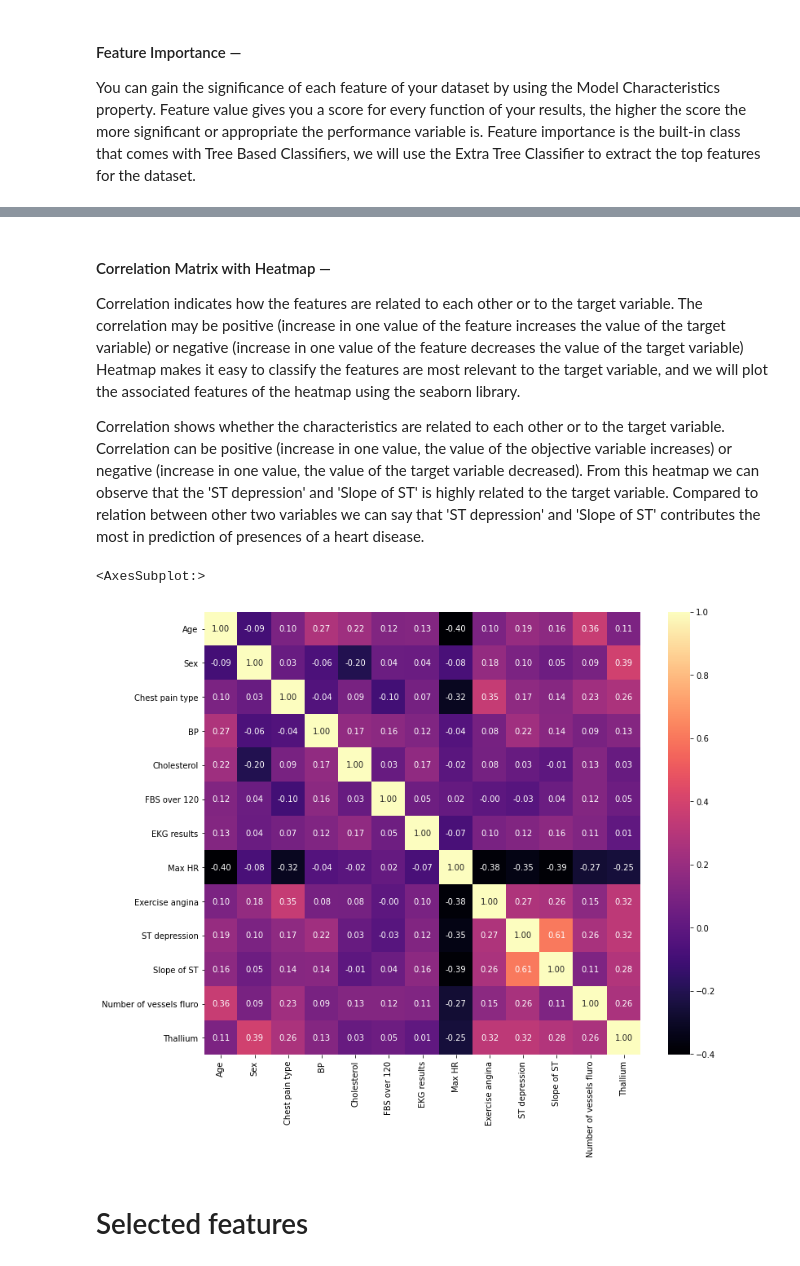
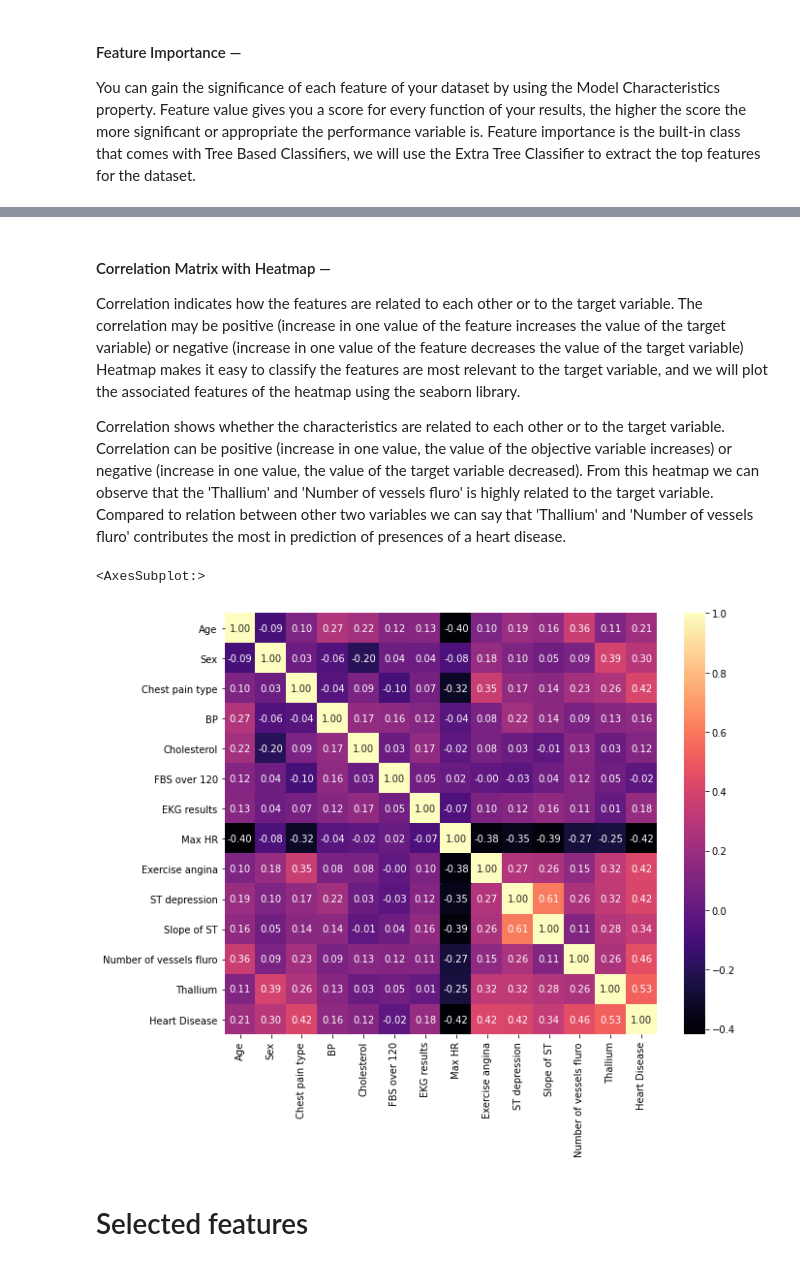
Before and after one commit to Dipanjan-M/Final_Year_Project, a Jupyter notebook: Heart_disease_detection_using_ML.ipynb, the cells around one changed output, grey strips where cells are left out. Saved outputs shown, nothing was run; the diff lists cells and outputs as text; code cells hidden in the pictures.

Commit message:
Corrected correlation matrix with heatmap

```diff
--- a/Heart_disease_detection_using_ML.ipynb
+++ b/Heart_disease_detection_using_ML.ipynb
@@ -419,13 +419,15 @@ Correlation indicates how the features are related to each other or to the targe
 The correlation may be positive (increase in one value of the feature increases the value of the target variable) or negative (increase in one value of the feature decreases the value of the target variable)
 Heatmap makes it easy to classify the features are most relevant to the target variable, and we will plot the associated features of the heatmap using the seaborn library.
 
-Correlation shows whether the characteristics are related to each other or to the target variable. Correlation can be positive (increase in one value, the value of the objective variable increases) or negative (increase in one value, the value of the target variable decreased). From this heatmap we can observe that the 'ST depression' and 'Slope of ST' is highly related to the target variable. Compared to relation between other two variables we can say that 'ST depression' and 'Slope of ST' contributes the most in prediction of presences of a heart disease.
+Correlation shows whether the characteristics are related to each other or to the target variable. Correlation can be positive (increase in one value, the value of the objective variable increases) or negative (increase in one value, the value of the target variable decreased). From this heatmap we can observe that the 'Thallium' and 'Number of vessels fluro' is highly related to the target variable. Compared to relation between other two variables we can say that 'Thallium' and 'Number of vessels fluro' contributes the most in prediction of presences of a heart disease.
 # %%
-plt.figure(figsize=(12,10))
-sns.heatmap(df.corr(),annot=True,cmap="magma",fmt='.2f')
+temp_df = pd.read_csv('Heart_Disease_Prediction.csv')
+temp_df['Heart Disease'].replace(to_replace=['Presence','Absence'], value=[1,0],inplace=True)
+plt.figure(figsize=(10,8))
+sns.heatmap(temp_df.corr(),annot=True,cmap="magma",fmt='.2f')
 # %% [output]
 <AxesSubplot:>
-[figure, old version]
+[figure, new version]
 # %% [markdown]
 # Selected features
 # %%
```
Also changed, not shown: parts of 4 cells of this notebook.
